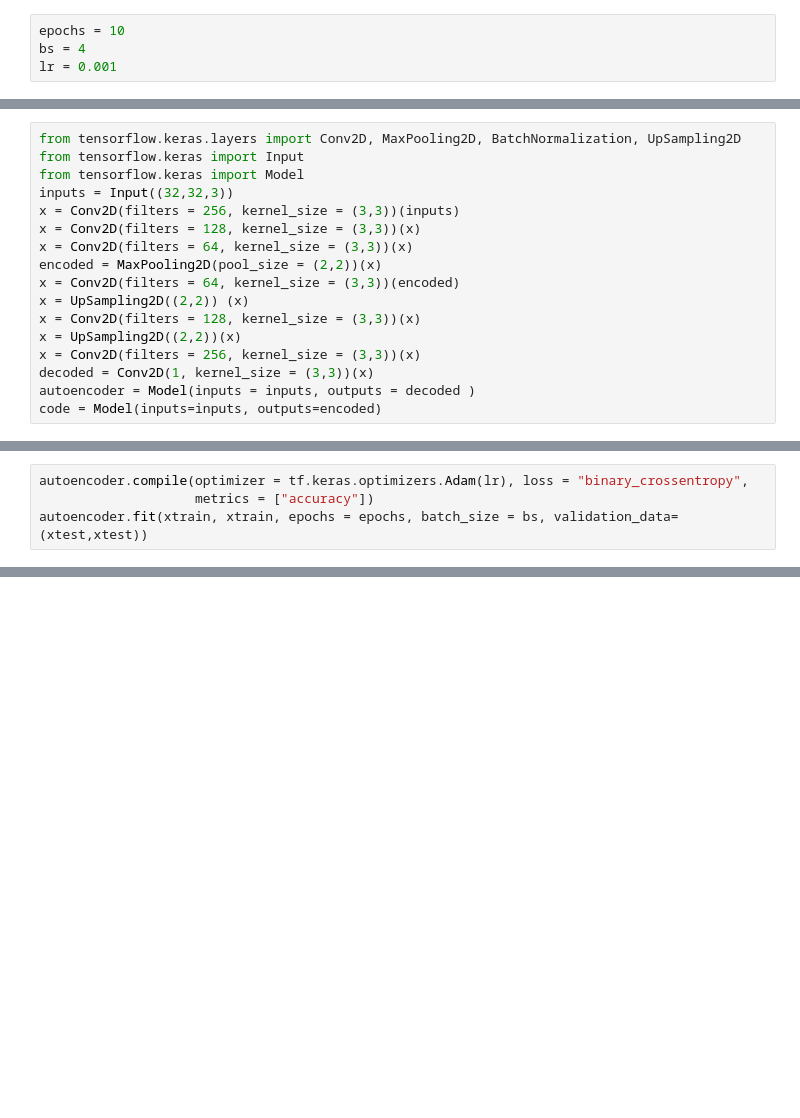
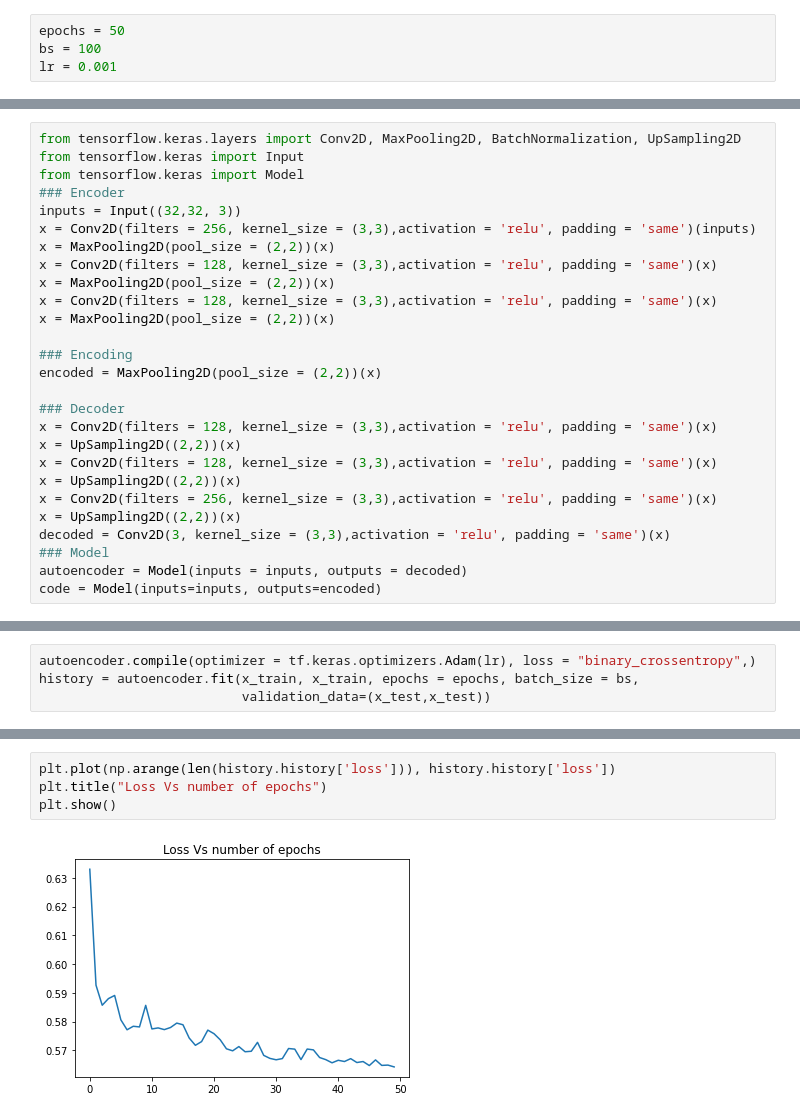
Before and after one commit to T-rex007/Auto-Encoders, a Jupyter notebook: Auto Encoders (CNN) (under construction).ipynb, the cells around one changed output, grey strips where cells are left out. Cells and saved outputs as stored; diff of their text form; blank space fills up the shorter version.

```diff
--- a/Auto Encoders (CNN) (under construction).ipynb
+++ b/Auto Encoders (CNN) (under construction).ipynb
@@ -9,4 +11,4 @@ import os
 # %%
-epochs = 10
-bs = 4
+epochs = 50
+bs = 100
 lr = 0.001
@@ -14,16 +22,26 @@ lr = 0.001
 from tensorflow.keras.layers import Conv2D, MaxPooling2D, BatchNormalization, UpSampling2D
 from tensorflow.keras import Input
 from tensorflow.keras import Model
-inputs = Input((32,32,3))
-x = Conv2D(filters = 256, kernel_size = (3,3))(inputs)
-x = Conv2D(filters = 128, kernel_size = (3,3))(x)
-x = Conv2D(filters = 64, kernel_size = (3,3))(x)
+### Encoder
+inputs = Input((32,32, 3))
+x = Conv2D(filters = 256, kernel_size = (3,3),activation = 'relu', padding = 'same')(inputs)
+x = MaxPooling2D(pool_size = (2,2))(x)
+x = Conv2D(filters = 128, kernel_size = (3,3),activation = 'relu', padding = 'same')(x)
+x = MaxPooling2D(pool_size = (2,2))(x)
+x = Conv2D(filters = 128, kernel_size = (3,3),activation = 'relu', padding = 'same')(x)
+x = MaxPooling2D(pool_size = (2,2))(x)
+
+### Encoding
 encoded = MaxPooling2D(pool_size = (2,2))(x)
-x = Conv2D(filters = 64, kernel_size = (3,3))(encoded)
-x = UpSampling2D((2,2)) (x)
-x = Conv2D(filters = 128, kernel_size = (3,3))(x)
+
+### Decoder
+x = Conv2D(filters = 128, kernel_size = (3,3),activation = 'relu', padding = 'same')(x)
 x = UpSampling2D((2,2))(x)
-x = Conv2D(filters = 256, kernel_size = (3,3))(x)
-decoded = Conv2D(1, kernel_size = (3,3))(x)
-autoencoder = Model(inputs = inputs, outputs = decoded )
+x = Conv2D(filters = 128, kernel_size = (3,3),activation = 'relu', padding = 'same')(x)
+x = UpSampling2D((2,2))(x)
+x = Conv2D(filters = 256, kernel_size = (3,3),activation = 'relu', padding = 'same')(x)
+x = UpSampling2D((2,2))(x)
+decoded = Conv2D(3, kernel_size = (3,3),activation = 'relu', padding = 'same')(x)
+### Model
+autoencoder = Model(inputs = inputs, outputs = decoded)
 code = Model(inputs=inputs, outputs=encoded)
@@ -30,5 +56,5 @@ code = Model(inputs=inputs, outputs=encoded)
 # %%
-autoencoder.compile(optimizer = tf.keras.optimizers.Adam(lr), loss = "binary_crossentropy",
-                    metrics = ["accuracy"])
-autoencoder.fit(xtrain, xtrain, epochs = epochs, batch_size = bs, validation_data=(xtest,xtest))
+autoencoder.compile(optimizer = tf.keras.optimizers.Adam(lr), loss = "binary_crossentropy",)
+history = autoencoder.fit(x_train, x_train, epochs = epochs, batch_size = bs,
+                          validation_data=(x_test,x_test))
 # %% [output]
@@ -35,0 +78,6 @@ ValueError: A target array with shape (50000, 32, 32, 3) was passed for an outpu
+# %%
+plt.plot(np.arange(len(history.history['loss'])), history.history['loss'])
+plt.title("Loss Vs number of epochs")
+plt.show()
+# %% [output]
+[figure, added]
```
Also changed, not shown: parts of 10 cells of this notebook, 1 other file.
